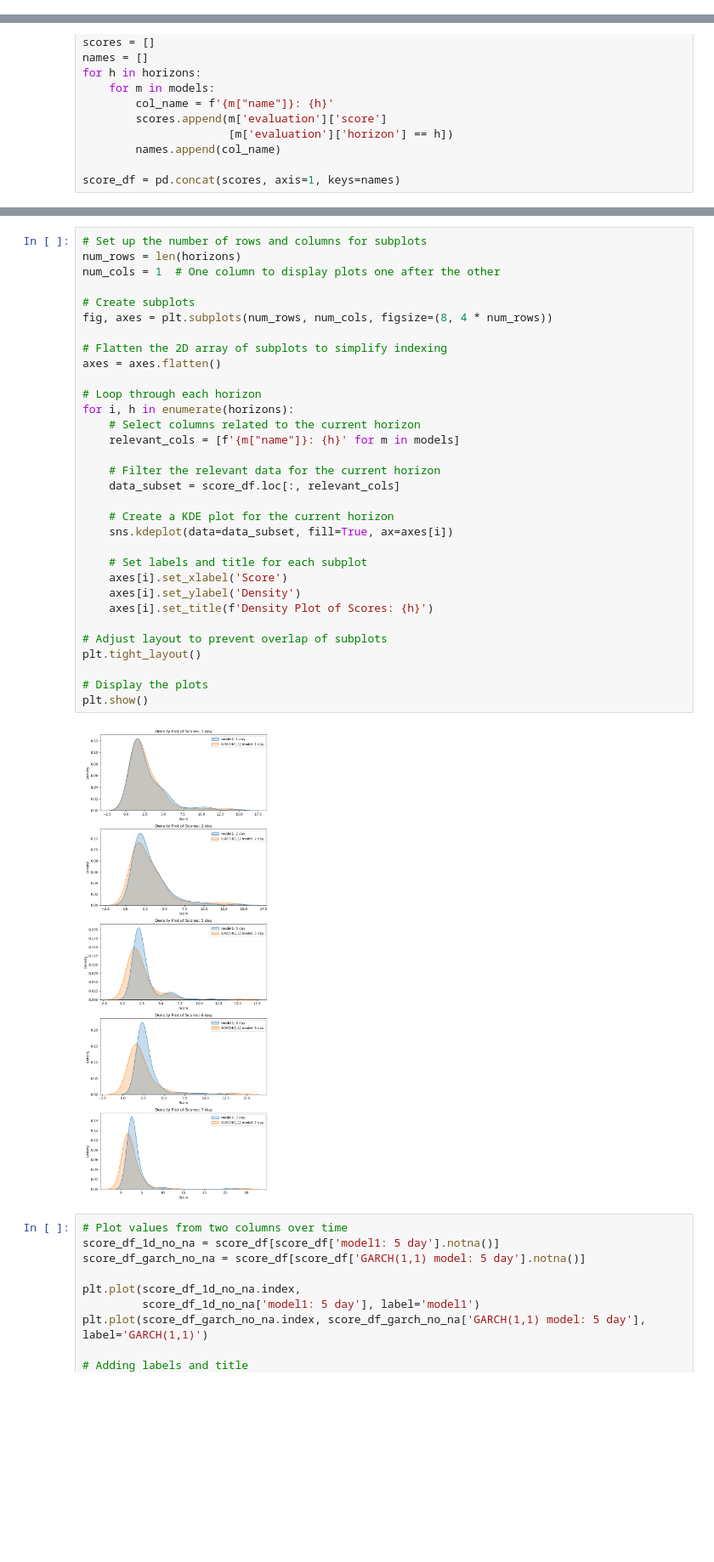
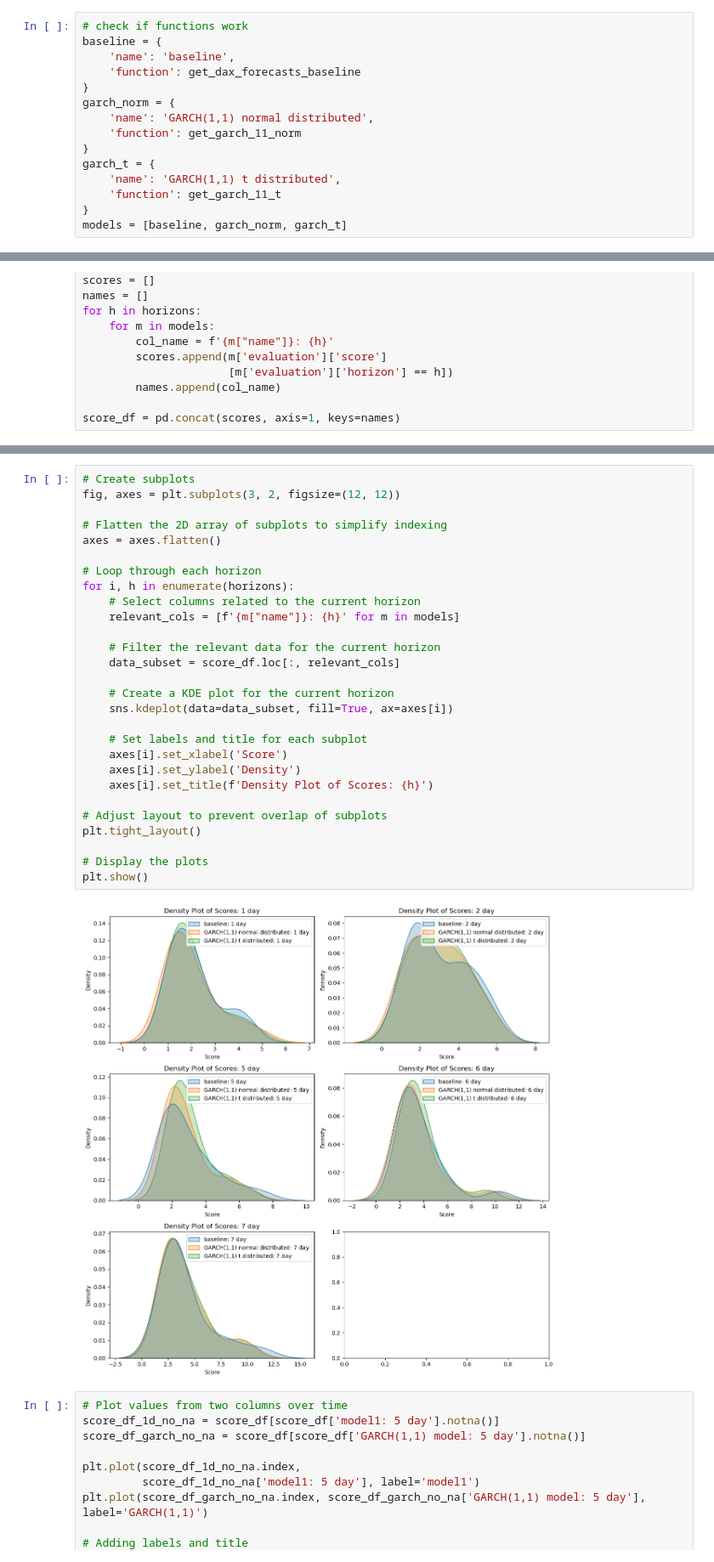
Before and after one commit to mweinreuter/PTSFC, a Jupyter notebook: evaluation/conduct_dax_evaluation.ipynb, the cells around one changed output, grey strips where cells are left out. Shown: that part at 85% size. Saved outputs shown, nothing was run; the diff lists cells and outputs as text; blank space fills up the shorter version.

```diff
--- a/evaluation/conduct_dax_evaluation.ipynb
+++ b/evaluation/conduct_dax_evaluation.ipynb
@@ -52,0 +23,15 @@ Optimization terminated successfully    (Exit mode 0)
+# %%
+# check if functions work
+baseline = {
+    'name': 'baseline',
+    'function': get_dax_forecasts_baseline
+}
+garch_norm = {
+    'name': 'GARCH(1,1) normal distributed',
+    'function': get_garch_11_norm
+}
+garch_t = {
+    'name': 'GARCH(1,1) t distributed',
+    'function': get_garch_11_t
+}
+models = [baseline, garch_norm, garch_t]
@@ -82,37 +122,33 @@ plt.show()
 # %%
-# Set up the number of rows and columns for subplots
-num_rows = len(horizons)
-num_cols = 1  # One column to display plots one after the other
-
 # Create subplots
-fig, axes = plt.subplots(num_rows, num_cols, figsize=(8, 4 * num_rows))
+fig, axes = plt.subplots(3, 2, figsize=(12, 12))
 
 # Flatten the 2D array of subplots to simplify indexing
 axes = axes.flatten()
 
 # Loop through each horizon
 for i, h in enumerate(horizons):
     # Select columns related to the current horizon
     relevant_cols = [f'{m["name"]}: {h}' for m in models]
 
     # Filter the relevant data for the current horizon
     data_subset = score_df.loc[:, relevant_cols]
 
     # Create a KDE plot for the current horizon
     sns.kdeplot(data=data_subset, fill=True, ax=axes[i])
 
     # Set labels and title for each subplot
     axes[i].set_xlabel('Score')
     axes[i].set_ylabel('Density')
     axes[i].set_title(f'Density Plot of Scores: {h}')
 
 # Adjust layout to prevent overlap of subplots
 plt.tight_layout()
 
 # Display the plots
 plt.show()
 # %% [output]
-[figure, old version]
+[figure, new version]
 # %%
 # Plot values from two columns over time
 score_df_1d_no_na = score_df[score_df['model1: 5 day'].notna()]
```
Also changed, not shown: parts of 7 cells of this notebook, 21 other files.
